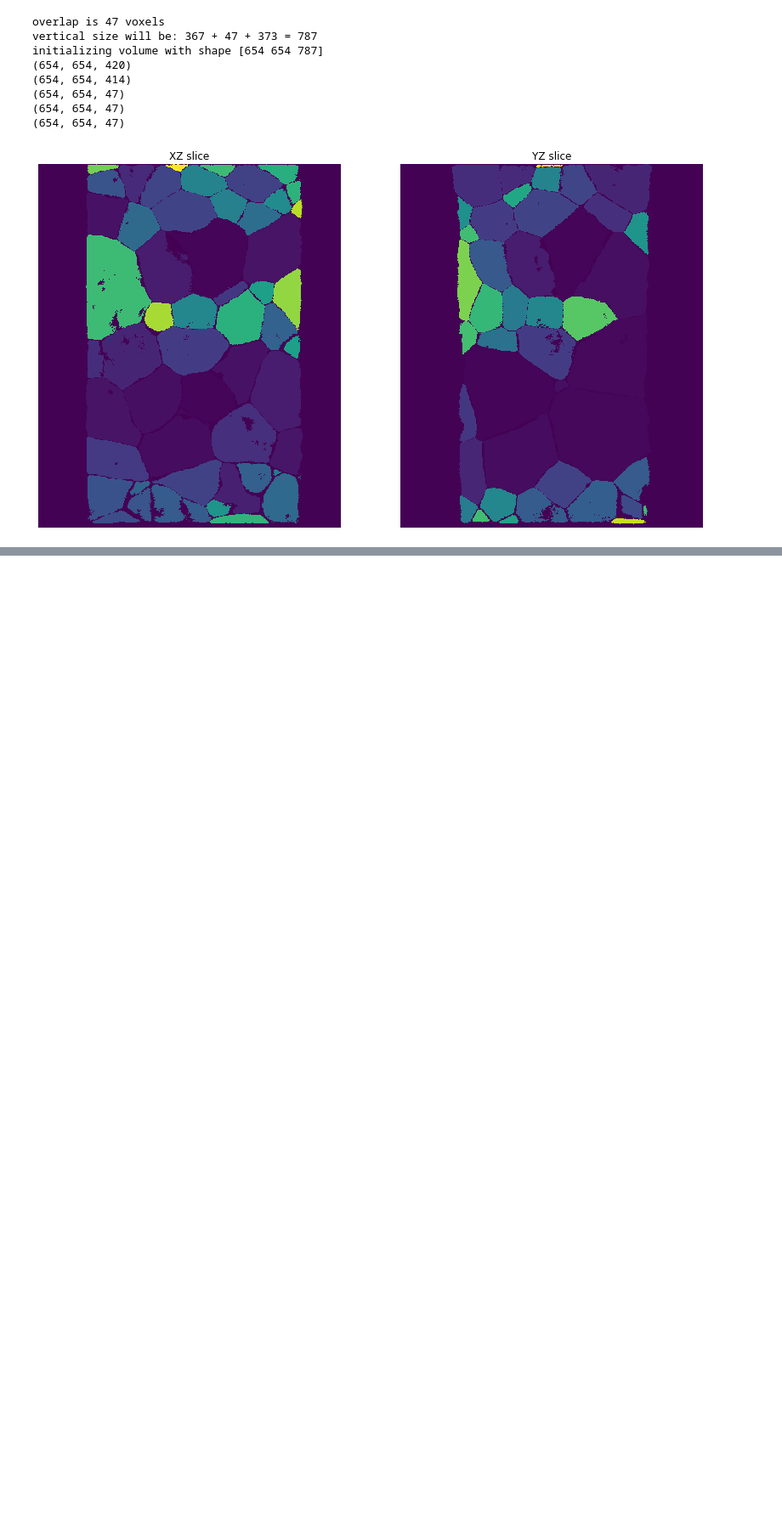
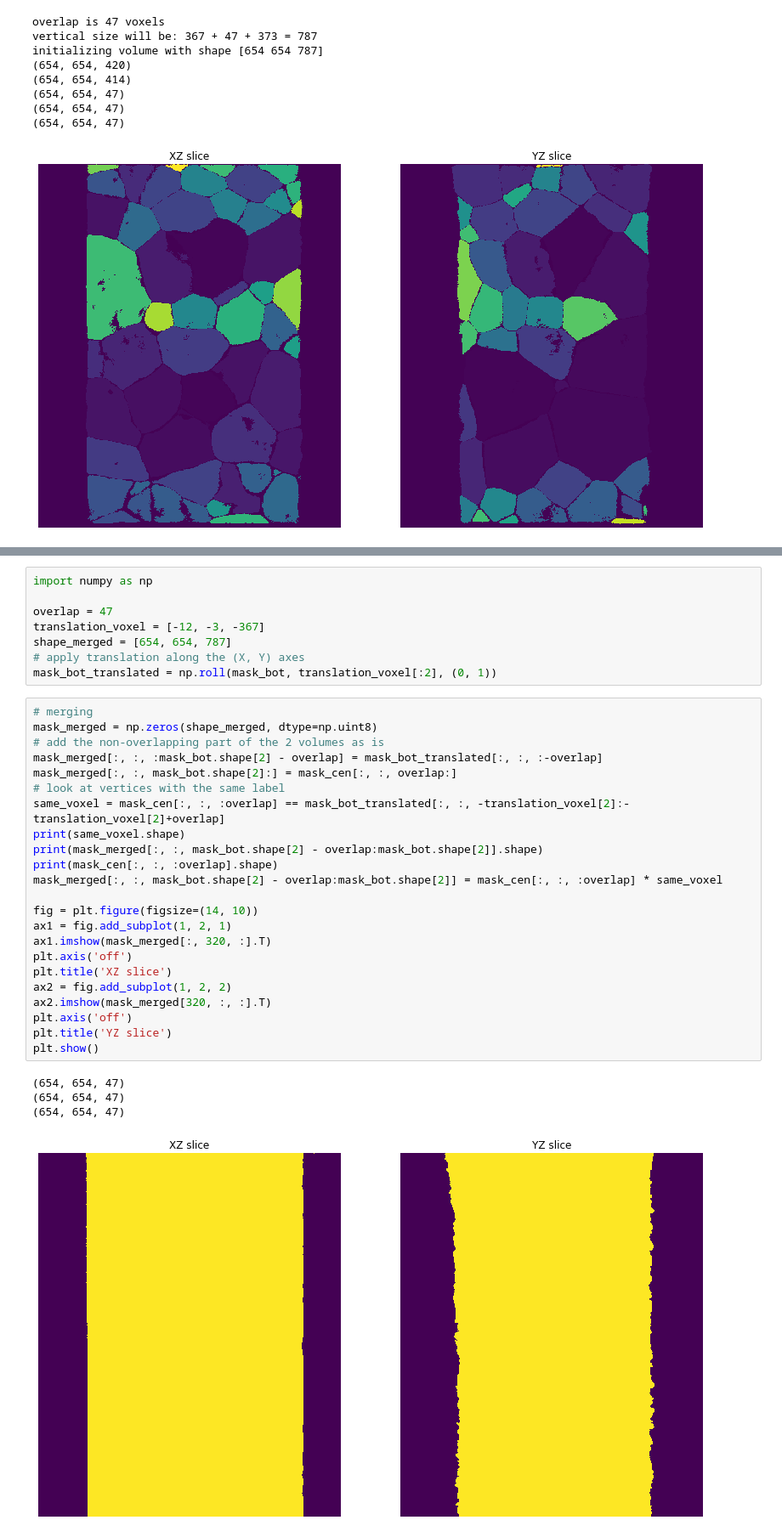
Before and after one commit to heprom/Ti7_ESRF, a Jupyter notebook: T5/T5_dct_merging.ipynb, the cells around one changed output, grey strips where cells are left out. Shown at 85% size. Cells and saved outputs as stored; diff of their text form; blank space fills up the shorter version.

```diff
--- a/T5/T5_dct_merging.ipynb
+++ b/T5/T5_dct_merging.ipynb
@@ -578,0 +617,36 @@ done with writing
+# %%
+import numpy as np
+
+overlap = 47
+translation_voxel = [-12, -3, -367]
+shape_merged = [654, 654, 787]
+# apply translation along the (X, Y) axes
+mask_bot_translated = np.roll(mask_bot, translation_voxel[:2], (0, 1))
+# %%
+# merging
+mask_merged = np.zeros(shape_merged, dtype=np.uint8)
+# add the non-overlapping part of the 2 volumes as is
+mask_merged[:, :, :mask_bot.shape[2] - overlap] = mask_bot_translated[:, :, :-overlap]
+mask_merged[:, :, mask_bot.shape[2]:] = mask_cen[:, :, overlap:]
+# look at vertices with the same label
+same_voxel = mask_cen[:, :, :overlap] == mask_bot_translated[:, :, -translation_voxel[2]:-translation_voxel[2]+overlap]
+print(same_voxel.shape)
+print(mask_merged[:, :, mask_bot.shape[2] - overlap:mask_bot.shape[2]].shape)
+print(mask_cen[:, :, :overlap].shape)
+mask_merged[:, :, mask_bot.shape[2] - overlap:mask_bot.shape[2]] = mask_cen[:, :, :overlap] * same_voxel
+
+fig = plt.figure(figsize=(14, 10))
+ax1 = fig.add_subplot(1, 2, 1)
+ax1.imshow(mask_merged[:, 320, :].T)
+plt.axis('off')
+plt.title('XZ slice')
+ax2 = fig.add_subplot(1, 2, 2)
+ax2.imshow(mask_merged[320, :, :].T)
+plt.axis('off')
+plt.title('YZ slice')
+plt.show()
+# %% [output]
+(654, 654, 47)
+(654, 654, 47)
+(654, 654, 47)
+[figure, added]
```
Also changed, not shown: parts of 7 cells of this notebook, 3 other files.
